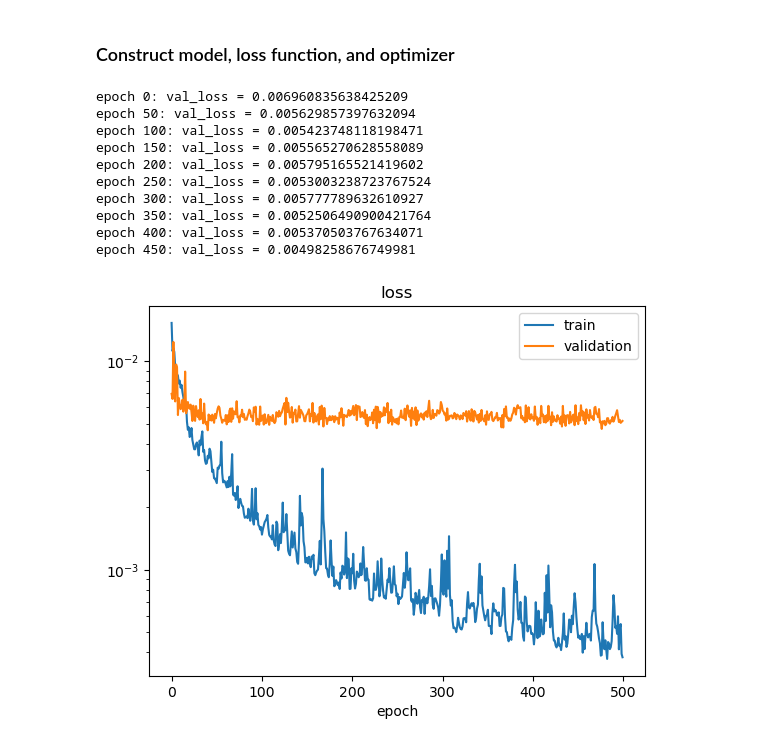
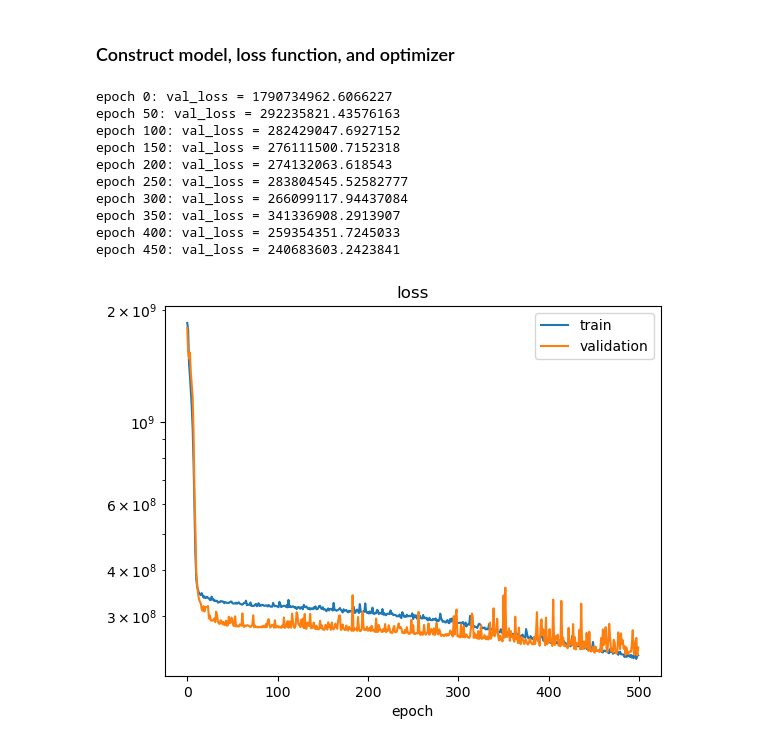
Before and after one commit to doabell/451-proj, a Jupyter notebook: torch.ipynb, the cells around one changed output. Drawn from its saved outputs; the diff is of its cells as text; code cells hidden in the pictures.

Commit message:
Improve pytorch output

```diff
--- a/torch.ipynb
+++ b/torch.ipynb
@@ -77,21 +78,26 @@ from torch import nn
 import torch.nn.functional as F
 
 class LinearRegression(nn.Module):
-    def __init__(self, input_size, hidden_size, output_size):
+    def __init__(self, input_size, hidden_size, output_size, num_hidden_layers):
         super(LinearRegression, self).__init__()
 
-        # Define the layers of the neural network
-        self.fc1 = nn.Linear(input_size, hidden_size)
-        self.fc2 = nn.Linear(hidden_size, hidden_size)
-        self.fc3 = nn.Linear(hidden_size, output_size)
+        # Define the input layer and the output layer
+        self.input_layer = nn.Linear(input_size, hidden_size)
+        self.output_layer = nn.Linear(hidden_size, output_size)
 
-        # Define the activation function for the hidden layer (here we're using ReLU)
+        # Define the hidden layers
+        self.hidden_layers = nn.ModuleList()
+        for _ in range(num_hidden_layers):
+            self.hidden_layers.append(nn.Linear(hidden_size, hidden_size))
+
+        # Define the activation function for the hidden layers (here we're using ReLU)
         self.activation = nn.ReLU()
 
     def forward(self, x):
-        x = self.activation(self.fc1(x))
-        x = self.activation(self.fc2(x))
-        x = self.fc3(x)
+        x = self.activation(self.input_layer(x))
+        for hidden_layer in self.hidden_layers:
+            x = self.activation(hidden_layer(x))
+        x = self.output_layer(x)
         return x
 # %% [markdown]
 ### Construct model, loss function, and optimizer
@@ -100,15 +106,16 @@ input_size = len(X_cols)
 hidden_size = 64
 output_size = 1
 
-model = LinearRegression(len(X_cols), 1000, 1)
+model = LinearRegression(input_size, hidden_size, output_size, num_hidden_layers=6)
 loss_fn = nn.MSELoss()
 
-learning_rate = 1e-3
-optimizer = torch.optim.Adam(model.parameters(), lr=learning_rate)
+learning_rate = 1e-4
+weight_decay = 1e-4  # Adjust this value for L2 regularization strength
+optimizer = torch.optim.Adam(model.parameters(), lr=learning_rate,weight_decay=weight_decay)
 # %%
 from matplotlib import pyplot as plt
 
-def training_loop(model, train_dataloader, val_dataloader, learning_rate, epochs):
+def training_loop(model, train_dataloader, val_dataloader, learning_rate, epochs, l1_lambda):
     train_size = len(train_dataloader.dataset)
     val_size = len(val_dataloader.dataset)
 
@@ -123,6 +130,13 @@ def training_loop(model, train_dataloader, val_dataloader, learning_rate, epochs
             optimizer.zero_grad()
             pred = model(X)
             fit = loss_fn(pred, y)
+
+            # Add L1 regularization
+            l1_reg = torch.tensor(0., requires_grad=True)
+            for param in model.parameters():
+                l1_reg = l1_reg + torch.norm(param, 1)
+            fit = fit + l1_lambda * l1_reg
+
             train_loss += fit.item() / train_size
 
             # Backpropagation
@@ -153,20 +167,21 @@ def plot_histories(tlh, vlh):
     ax.set(xlabel="epoch", title="loss")
     ax.semilogy()
 # %%
-tlh, vlh = training_loop(model, train_loader, test_loader, 1e-4, 500)
+l1_lambda = 1e-4  # Adjust this value for L1 regularization strength
+tlh, vlh = training_loop(model, train_loader, test_loader, 1e-4, 500, l1_lambda=l1_lambda)
 plot_histories(tlh, vlh)
 # %% [output]
-epoch 0: val_loss = 0.006960835638425209
-epoch 50: val_loss = 0.005629857397632094
-epoch 100: val_loss = 0.005423748118198471
-epoch 150: val_loss = 0.005565270628558089
-epoch 200: val_loss = 0.005795165521419602
-epoch 250: val_loss = 0.0053003238723767524
-epoch 300: val_loss = 0.005777789632610927
-epoch 350: val_loss = 0.0052506490900421764
-epoch 400: val_loss = 0.005370503767634071
-epoch 450: val_loss = 0.00498258676749981
+epoch 0: val_loss = 1790734962.6066227
+epoch 50: val_loss = 292235821.43576163
+epoch 100: val_loss = 282429047.6927152
+epoch 150: val_loss = 276111500.7152318
+epoch 200: val_loss = 274132063.618543
+epoch 250: val_loss = 283804545.52582777
+epoch 300: val_loss = 266099117.94437084
+epoch 350: val_loss = 341336908.2913907
+epoch 400: val_loss = 259354351.7245033
+epoch 450: val_loss = 240683603.2423841
-[figure, old version]
+[figure, new version]
 # %%
 from sklearn.metrics import mean_squared_error, r2_score
 y_pred = model(torch.tensor(X_test.values, dtype=torch.float)).detach().numpy()
```
Also changed, not shown: parts of 5 cells of this notebook, 1 other file.
